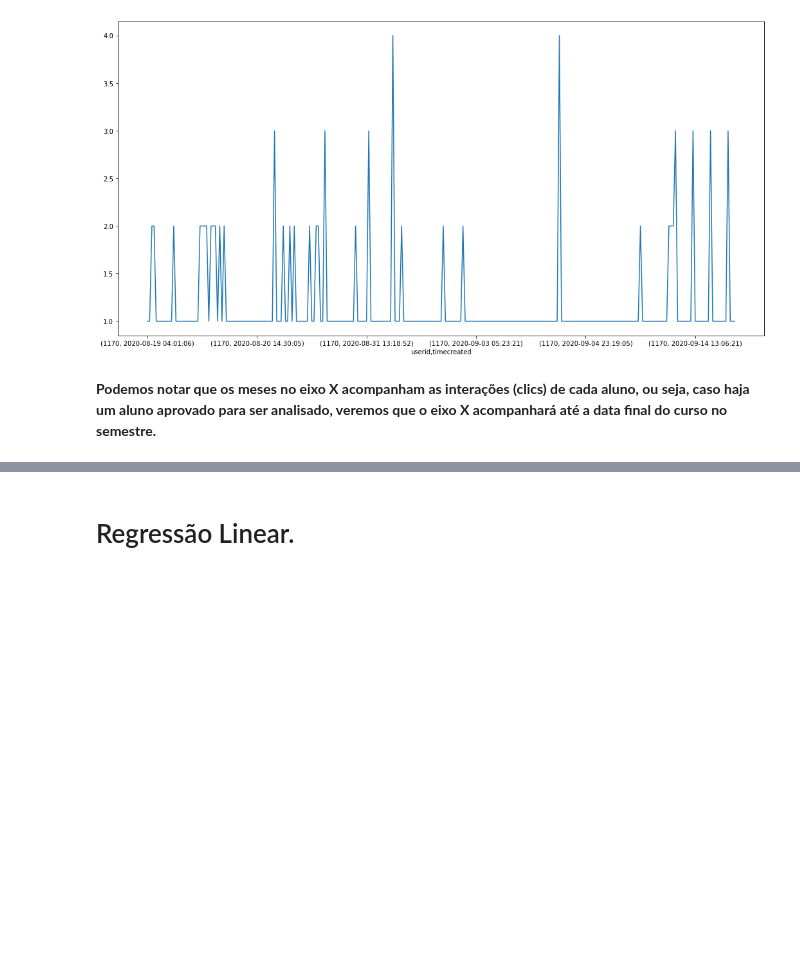
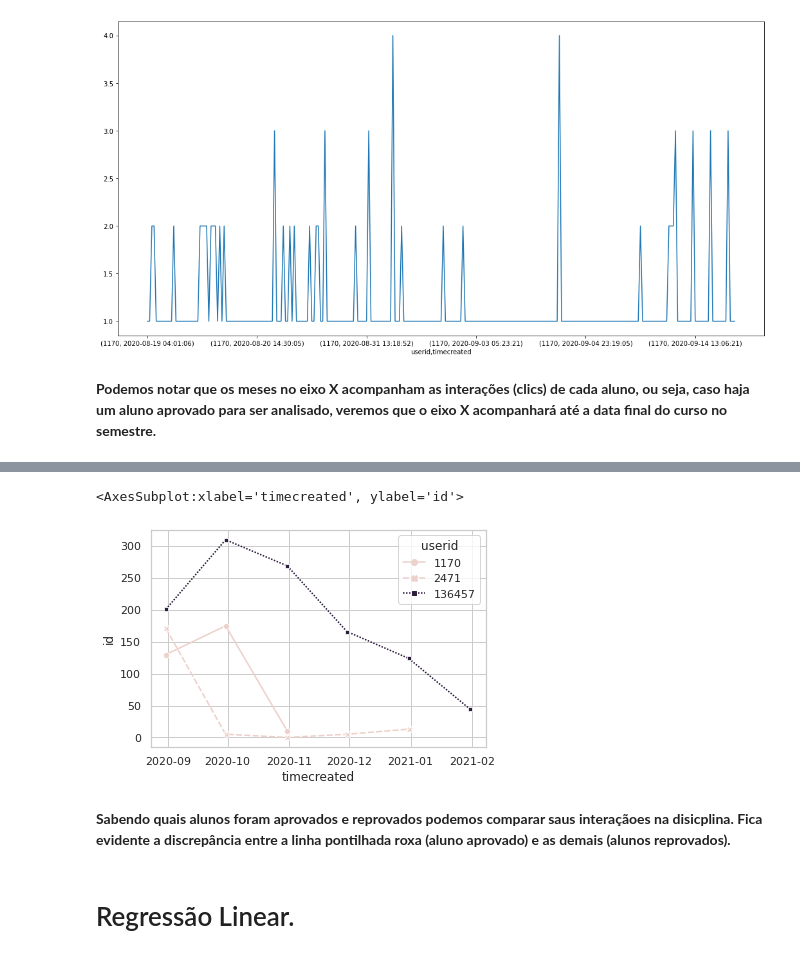
Before and after one commit to atp/edisc-analytics, a Jupyter notebook: Analise_de_Engajamento2.ipynb, the cells around one changed output, grey strips where cells are left out. Drawn from its saved outputs; the diff is of its cells as text; code cells hidden in the pictures; blank space fills up the shorter version.

```diff
--- a/Analise_de_Engajamento2.ipynb
+++ b/Analise_de_Engajamento2.ipynb
@@ -384,0 +346,3 @@ compara_alunos.plot(figsize=(18,9))
+# %%
+logs_reprovados_semana = logs.groupby('userid').resample("M").count()['id']
+logs_reprovados_semana[:5]
@@ -385,3 +393,11 @@ compara_alunos.plot(figsize=(18,9))
+# %%
+data = logs_reprovados_semana.reset_index().query("userid in [1170,2471,136457]")
+sns.lineplot(data=data,x='timecreated',y='id',hue='userid',style ='userid',markers=True)
+# %% [output]
+<AxesSubplot:xlabel='timecreated', ylabel='id'>
+[figure, added]
+# %% [markdown]
+**Sabendo quais alunos foram aprovados e reprovados podemos comparar saus interaçãoes na disicplina. Fica evidente a discrepância entre a linha pontilhada roxa (aluno aprovado) e as demais (alunos reprovados).**
 # %% [markdown]
 # Regressão Linear.
 # %%
```
Also changed, not shown: parts of 15 cells of this notebook.
